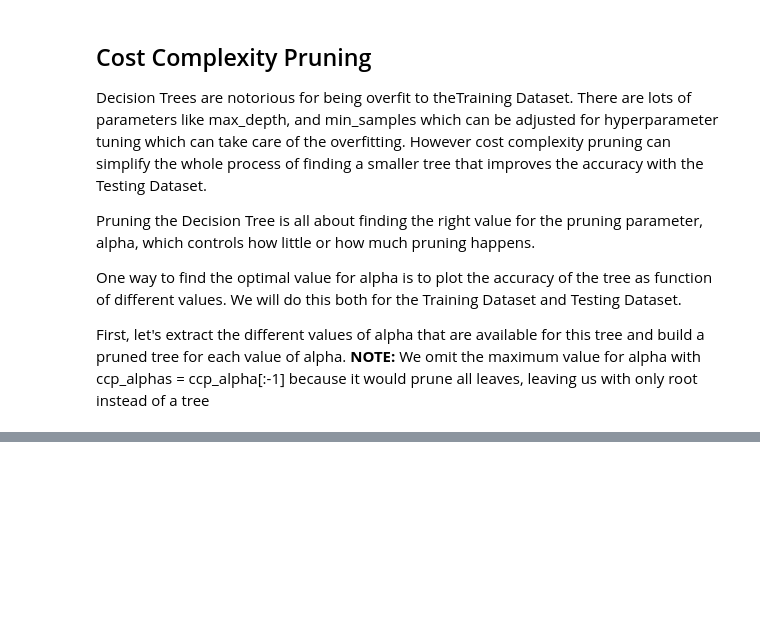
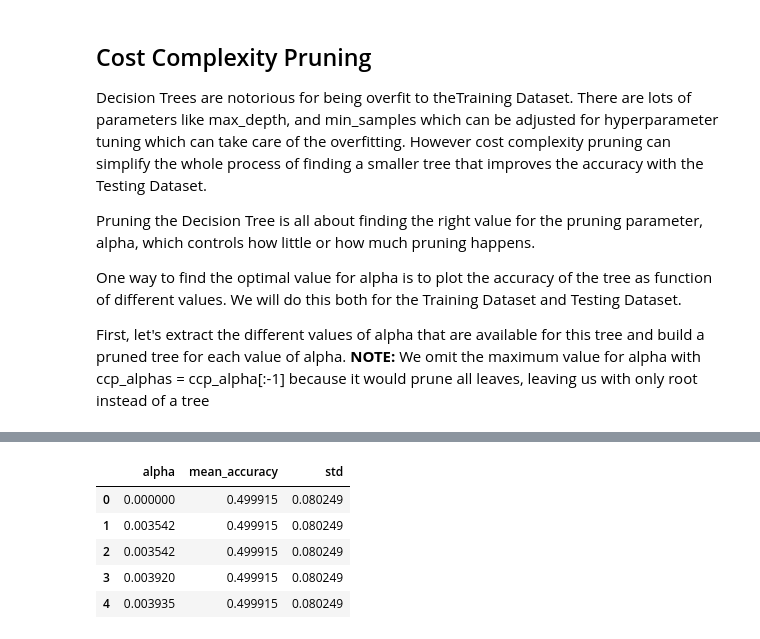
Before and after one commit to Priyo-prog/Heart-Disease-Project, a Jupyter notebook: Decision Tree.ipynb, the cells around one changed output, grey strips where cells are left out. Saved outputs shown, nothing was run; the diff lists cells and outputs as text; code cells hidden in the pictures; blank space fills up the shorter version.

```diff
--- a/Decision Tree.ipynb
+++ b/Decision Tree.ipynb
@@ -428,0 +489,9 @@ for ccp_alpha in ccp_alphas:
+# %%
+alpha_result.head()
+# %% [output]
+|  | alpha | mean_accuracy | std |
+| 0 | 0.000000 | 0.499915 | 0.080249 |
+| 1 | 0.003542 | 0.499915 | 0.080249 |
+| 2 | 0.003542 | 0.499915 | 0.080249 |
+| 3 | 0.003920 | 0.499915 | 0.080249 |
+| 4 | 0.003935 | 0.499915 | 0.080249 |
```
Also changed, not shown: parts of 20 cells of this notebook.
